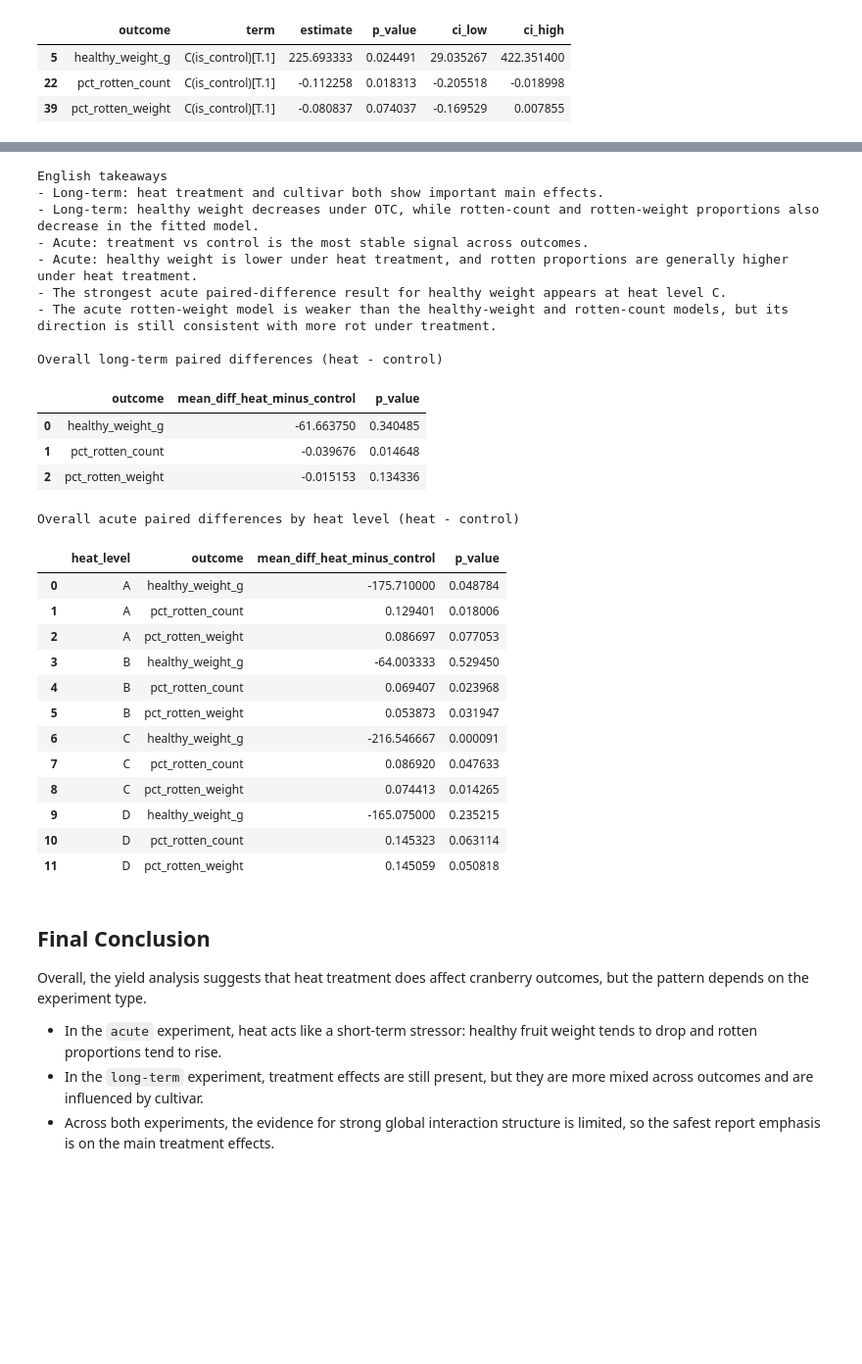
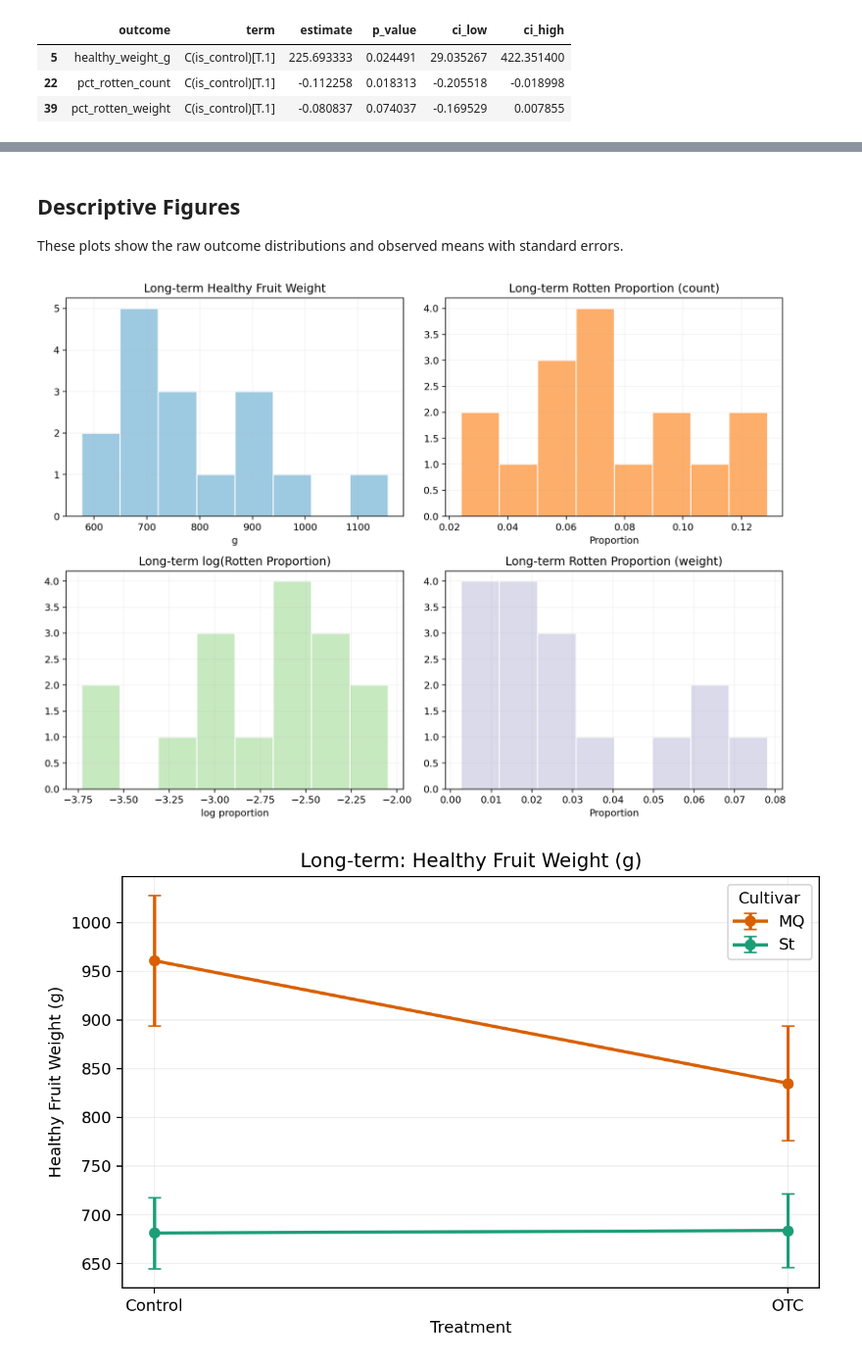
Before and after one commit to etontackett/Stat628-Module-2, a Jupyter notebook: notebooks/yield_summary_english.ipynb, the cells around one changed output, grey strips where cells are left out. Shown at 98% size. Cells and saved outputs as stored; diff of their text form; code cells hidden in the pictures; blank space fills up the shorter version.

```diff
--- a/notebooks/yield_summary_english.ipynb
+++ b/notebooks/yield_summary_english.ipynb
@@ -164,53 +135,18 @@ display(Image(filename=str(FIG_DIR / 'yield_acute_rotten_count_diff_boxplot.png'
-# %%
-overall_longterm = longterm_summary[longterm_summary['cultivar'].isna()].copy()
-acute_main = acute_summary[acute_summary['cultivar'].isna()].copy()
-
-print('English takeaways')
-print('- Long-term: heat treatment and cultivar both show important main effects.')
-print('- Long-term: healthy weight decreases under OTC, while rotten-count and rotten-weight proportions also decrease in the fitted model.')
-print('- Acute: treatment vs control is the most stable signal across outcomes.')
-print('- Acute: healthy weight is lower under heat treatment, and rotten proportions are generally higher under heat treatment.')
-print('- The strongest acute paired-difference result for healthy weight appears at heat level C.')
-print('- The acute rotten-weight model is weaker than the healthy-weight and rotten-count models, but its direction is still consistent with more rot under treatment.')
-
-print('\nOverall long-term paired differences (heat - control)')
-display(overall_longterm[['outcome', 'mean_diff_heat_minus_control', 'p_value']])
-
-print('Overall acute paired differences by heat level (heat - control)')
-display(acute_main[['heat_level', 'outcome', 'mean_diff_heat_minus_control', 'p_value']])
-# %% [output]
-English takeaways
-- Long-term: heat treatment and cultivar both show important main effects.
-- Long-term: healthy weight decreases under OTC, while rotten-count and rotten-weight proportions also decrease in the fitted model.
-- Acute: treatment vs control is the most stable signal across outcomes.
-- Acute: healthy weight is lower under heat treatment, and rotten proportions are generally higher under heat treatment.
-- The strongest acute paired-difference result for healthy weight appears at heat level C.
-- The acute rotten-weight model is weaker than the healthy-weight and rotten-count models, but its direction is still consistent with more rot under treatment.
-
-Overall long-term paired differences (heat - control)
-|  | outcome | mean_diff_heat_minus_control | p_value |
-| 0 | healthy_weight_g | -61.663750 | 0.340485 |
-| 1 | pct_rotten_count | -0.039676 | 0.014648 |
-| 2 | pct_rotten_weight | -0.015153 | 0.134336 |
-Overall acute paired differences by heat level (heat - control)
-|  | heat_level | outcome | mean_diff_heat_minus_control | p_value |
-| 0 | A | healthy_weight_g | -175.710000 | 0.048784 |
-| 1 | A | pct_rotten_count | 0.129401 | 0.018006 |
-| 2 | A | pct_rotten_weight | 0.086697 | 0.077053 |
-| 3 | B | healthy_weight_g | -64.003333 | 0.529450 |
-| 4 | B | pct_rotten_count | 0.069407 | 0.023968 |
-| 5 | B | pct_rotten_weight | 0.053873 | 0.031947 |
-| 6 | C | healthy_weight_g | -216.546667 | 0.000091 |
-| 7 | C | pct_rotten_count | 0.086920 | 0.047633 |
-| 8 | C | pct_rotten_weight | 0.074413 | 0.014265 |
-| 9 | D | healthy_weight_g | -165.075000 | 0.235215 |
-| 10 | D | pct_rotten_count | 0.145323 | 0.063114 |
-| 11 | D | pct_rotten_weight | 0.145059 | 0.050818 |
-# %% [markdown]
-## Final Conclusion
-
-Overall, the yield analysis suggests that heat treatment does affect cranberry outcomes, but the pattern depends on the experiment type.
-
-- In the `acute` experiment, heat acts like a short-term stressor: healthy fruit weight tends to drop and rotten proportions tend to rise.
-- In the `long-term` experiment, treatment effects are still present, but they are more mixed across outcomes and are influenced by cultivar.
-- Across both experiments, the evidence for strong global interaction structure is limited, so the safest report emphasis is on the main treatment effects.
+# %% [markdown]
+## Descriptive Figures
+
+These plots show the raw outcome distributions and observed means with standard errors.
+# %%
+for name in [
+    'yield_longterm_distributions.png',
+    'yield_longterm_healthy_weight_mean_se.png',
+    'yield_longterm_rotten_count_mean_se.png',
+    'yield_longterm_rotten_weight_mean_se.png',
+    'yield_acute_healthy_weight_mean_se.png',
+    'yield_acute_rotten_count_mean_se.png',
+    'yield_acute_rotten_weight_mean_se.png',
+]:
+    display(Image(filename=str(FIG_DIR / name)))
+# %% [output]
+[figure, added]
+[figure, added]
```
Also changed, not shown: parts of 12 cells of this notebook, 23 other files.
